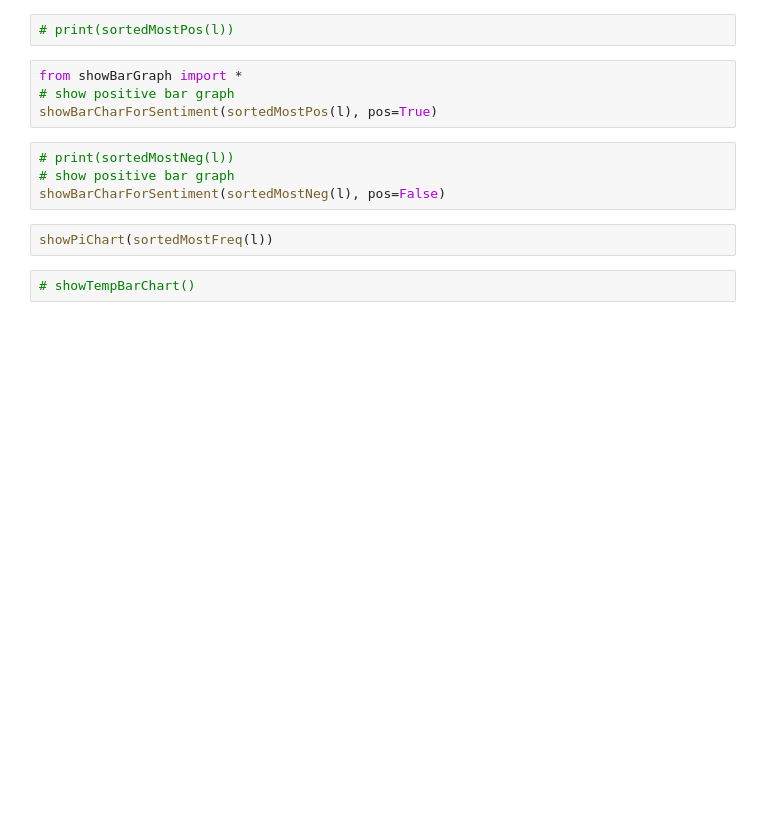
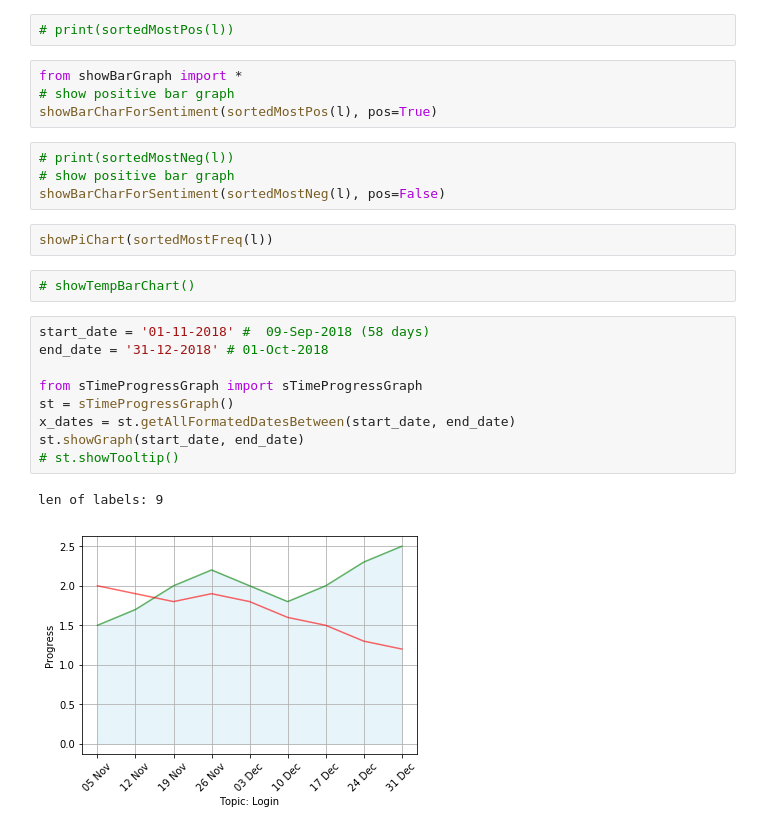
Before and after one commit to sulabh9999/SentimentAnalysis, a Jupyter notebook: main.ipynb, the cells around one changed output. Saved outputs shown, nothing was run; the diff lists cells and outputs as text; blank space fills up the shorter version.

Commit message:
bar graph added

```diff
--- a/main.ipynb
+++ b/main.ipynb
@@ -392,3 +392,15 @@ showBarCharForSentiment(sortedMostNeg(l), pos=False)
 showPiChart(sortedMostFreq(l))
 # %%
 # showTempBarChart()
+# %%
+start_date = '01-11-2018' #  09-Sep-2018 (58 days)
+end_date = '31-12-2018' # 01-Oct-2018
+
+from sTimeProgressGraph import sTimeProgressGraph
+st = sTimeProgressGraph()
+x_dates = st.getAllFormatedDatesBetween(start_date, end_date)
+st.showGraph(start_date, end_date)
+# st.showTooltip()
+# %% [output]
+len of labels: 9
+[figure, added]
```
Also changed, not shown: 4 other files.
